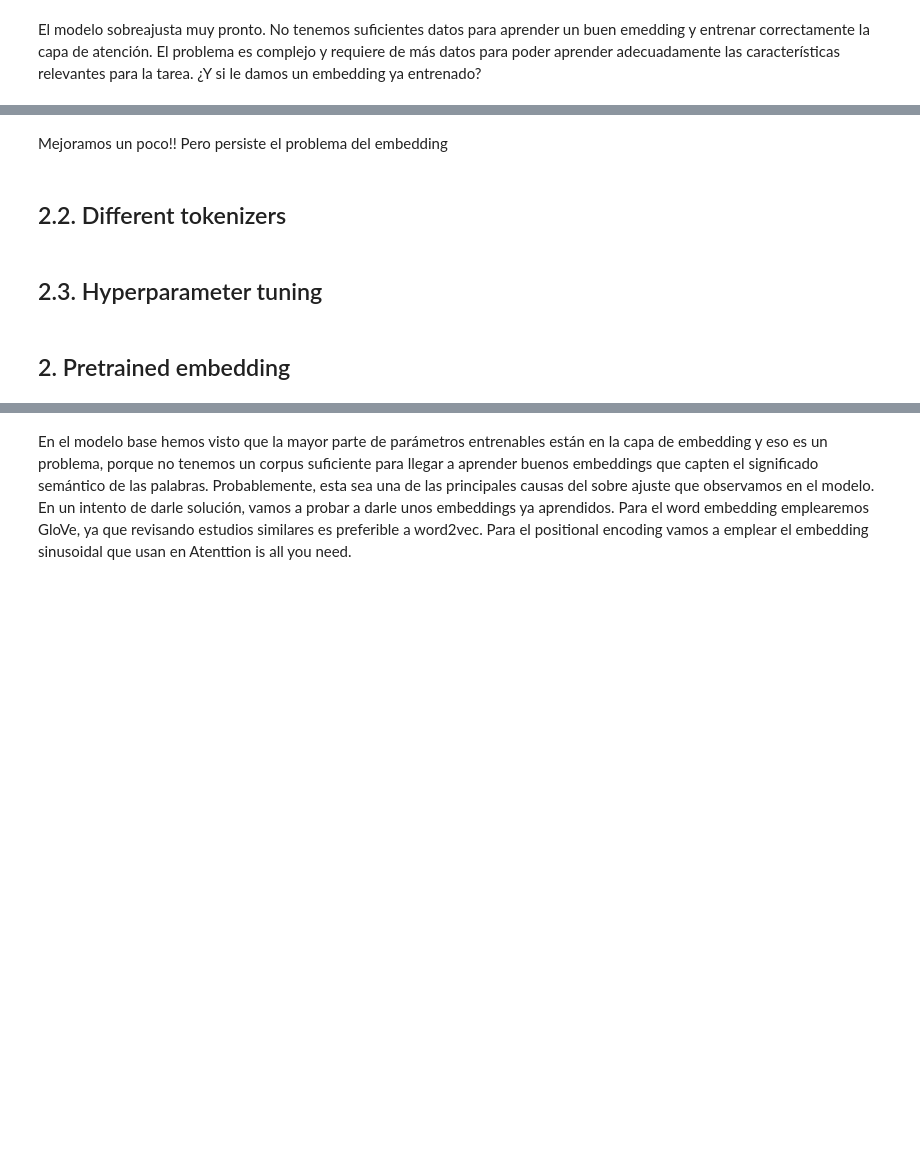
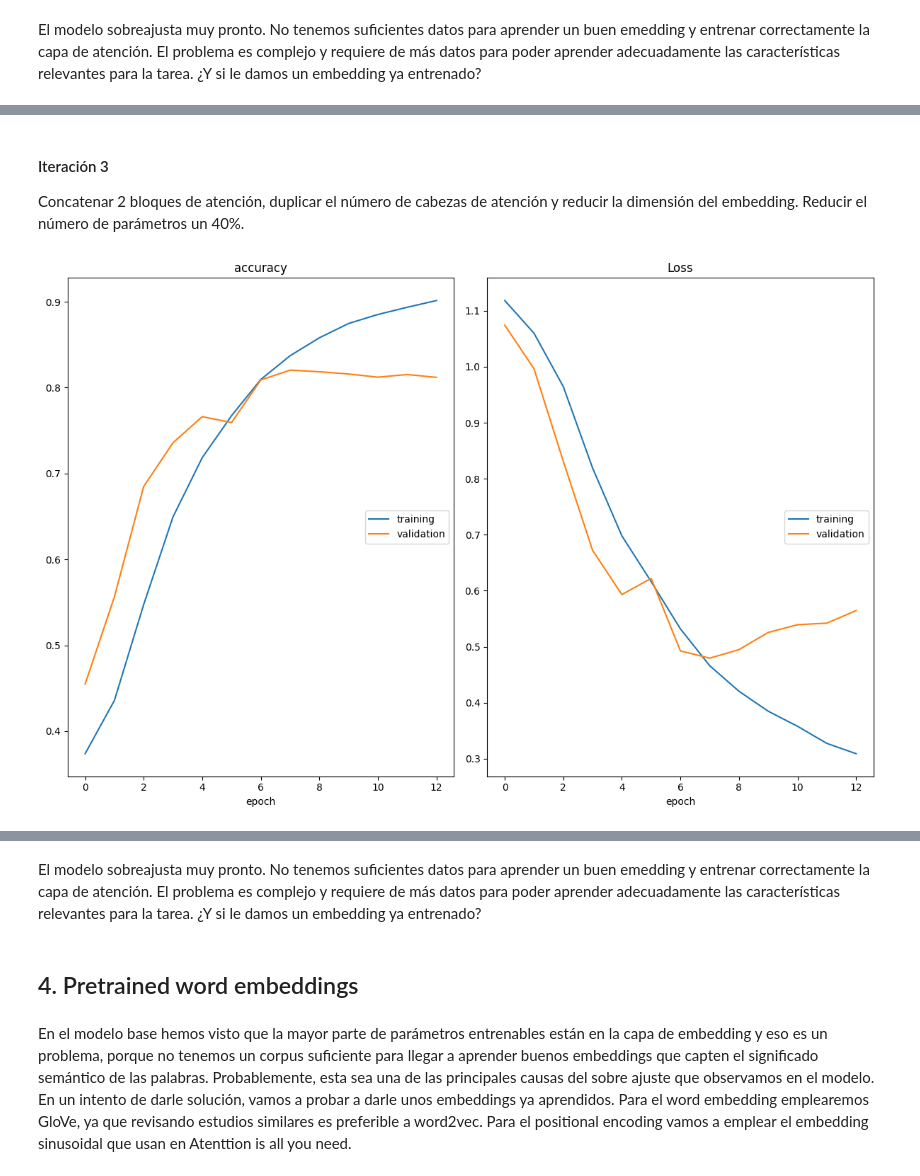
Before and after one commit to jbaezarh/SAAA-Transformers, a Jupyter notebook: full_project.ipynb, the cells around one changed output, grey strips where cells are left out. Cells and saved outputs as stored; diff of their text form; code cells hidden in the pictures; blank space fills up the shorter version.

```diff
--- a/full_project.ipynb
+++ b/full_project.ipynb
@@ -556,8 +777,65 @@ Negative Cross-Entropy (Log Loss): 0.4379868427360644
-# %% [markdown]
-Mejoramos un poco!! Pero persiste el problema del embedding
-# %% [markdown]
-## 2.2. Different tokenizers
-# %% [markdown]
-## 2.3. Hyperparameter tuning
-# %% [markdown]
-## 2. Pretrained embedding
+# %% [markdown]
+#### Iteración 3
+Concatenar 2 bloques de atención, duplicar el número de cabezas de atención y reducir la dimensión del embedding. Reducir el número de parámetros un 40%.
+# %%
+#### Definición del modelo ####
+
+embed_dim = 16  # Tamaño del embedding para cada token
+num_heads = 8  # Número de cabezas de atención
+ff_dim = 16  # Tamaño de la capa densa en el bloque del transformer
+rate = 0.4
+num_att_blocks = 2
+
+inputs = layers.Input(shape=(maxlen,))
+x = TokenAndPositionEmbedding(maxlen, vocab_size, embed_dim)(inputs)
+for i in range(num_att_blocks): # Concatenamos varios bloques de atención
+    x = TransformerBlock(embed_dim, num_heads, ff_dim)(x)
+x = layers.GlobalAveragePooling1D()(x) # Usamo GAP para reducir la dimensionalidad (Hace la media por filas)
+x = layers.Dropout(rate)(x)            # Otra opción: layers.flatten(), problema: aumenta mucho la dimensión
+x = layers.Dense(20, activation="relu")(x)
+x = layers.Dropout(rate)(x)
+outputs = layers.Dense(3, activation="softmax")(x) # Tendremos la probabilidad de cada una de las clases
+
+model = keras.Model(inputs=inputs, outputs=outputs)
+
+model.summary()
+
+##### Entrenamiento #####
+
+model.compile(
+    optimizer= keras.optimizers.Adam(learning_rate=0.0001), loss="sparse_categorical_crossentropy", metrics=["accuracy"]
+)
+
+# Definir el callback de Early Stopping
+early_stopping = keras.callbacks.EarlyStopping(
+    monitor='val_loss',    # Monitoriza la pérdida en la validación
+    patience=5,            # Número de épocas sin mejora antes de detener el entrenamiento
+    restore_best_weights=True # Restaura los mejores pesos al finalizar
+)
+
+history = model.fit(
+    X_train_encoded,
+    y_train_encoded,
+    batch_size=32,
+    epochs=15,
+    validation_data=(X_test_encoded, y_test_encoded),
+    callbacks=[PlotLossesKerasTF(),
+               early_stopping]
+)
+
+#### Evaluación ####
+
+# Predicciones
+preds = model.predict(X_test_encoded)
+pred_class = preds.argmax(axis=1)
+preds_dec = label_encoder.inverse_transform(pred_class)
+
+# Evaluación
+report_model2 = classification_report(y_test,preds_dec)
+acc_model2 = accuracy_score(y_test,preds_dec)
+log_loss_model2= log_loss(y_test_encoded,preds)
+print(report_model2)
+print("Accuracy test:", np.round(acc_model2,2))
+print("Log-loss test:", np.round(log_loss_model2,2))
+# %% [output]
+[figure, added]
@@ -564,3 +862,7 @@ Mejoramos un poco!! Pero persiste el problema del embedding
+# %% [markdown]
+El modelo sobreajusta muy pronto. No tenemos suficientes datos para aprender un buen emedding y entrenar correctamente la capa de atención. El problema es complejo y requiere de más datos para poder aprender adecuadamente las características relevantes para la tarea. ¿Y si le damos un embedding ya entrenado?
+# %% [markdown]
+## 4. Pretrained word embeddings
 # %% [markdown]
 En el modelo base hemos visto que la mayor parte de parámetros entrenables están en la capa de embedding y eso es un problema, porque no tenemos un corpus suficiente para llegar a aprender buenos embeddings que capten el significado semántico de las palabras. Probablemente, esta sea una de las principales causas del sobre ajuste que observamos en el modelo. En un intento de darle solución, vamos a probar a darle unos embeddings ya aprendidos. Para el word embedding emplearemos GloVe, ya que revisando estudios similares es preferible a word2vec. Para el positional encoding vamos a emplear el embedding sinusoidal que usan en Atenttion is all you need.
 # %%
```
Also changed, not shown: parts of 68 cells of this notebook, 1 other file.
